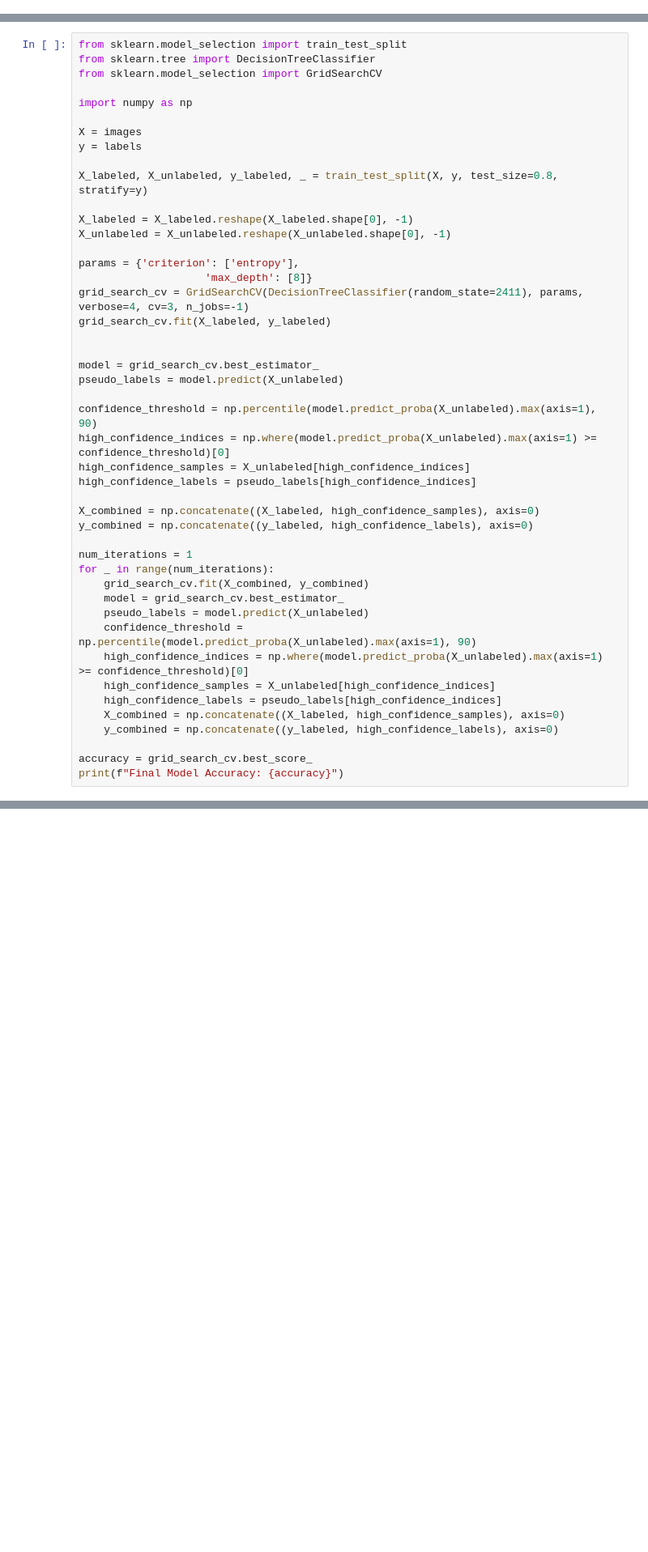
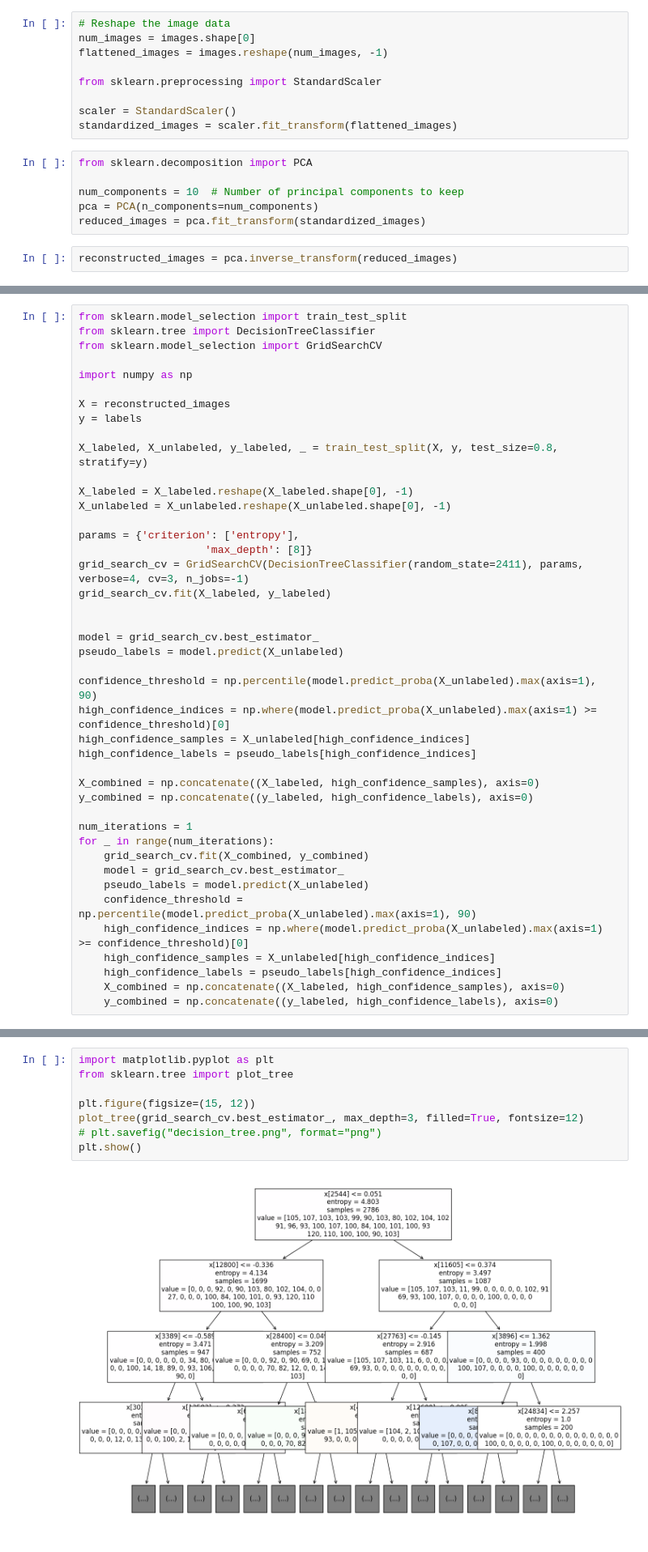
Before and after one commit to knvramana/COMP-6721-SUMMER-PROJECT, a Jupyter notebook: Semi_Supervised_Learning.ipynb, the cells around one changed output, grey strips where cells are left out. Shown at 81% size. Drawn from its saved outputs; the diff is of its cells as text; blank space fills up the shorter version.

```diff
--- a/Semi_Supervised_Learning.ipynb
+++ b/Semi_Supervised_Learning.ipynb
@@ -40,0 +60,17 @@ len(labels)
+# %%
+# Reshape the image data
+num_images = images.shape[0]
+flattened_images = images.reshape(num_images, -1)
+
+from sklearn.preprocessing import StandardScaler
+
+scaler = StandardScaler()
+standardized_images = scaler.fit_transform(flattened_images)
+# %%
+from sklearn.decomposition import PCA
+
+num_components = 10  # Number of principal components to keep
+pca = PCA(n_components=num_components)
+reduced_images = pca.fit_transform(standardized_images)
+# %%
+reconstructed_images = pca.inverse_transform(reduced_images)
@@ -45,7 +87,7 @@ from sklearn.model_selection import GridSearchCV
 
 import numpy as np
 
-X = images
+X = reconstructed_images
 y = labels
 
 X_labeled, X_unlabeled, y_labeled, _ = train_test_split(X, y, test_size=0.8, stratify=y)
@@ -81,6 +123,3 @@ for _ in range(num_iterations):
     high_confidence_labels = pseudo_labels[high_confidence_indices]
     X_combined = np.concatenate((X_labeled, high_confidence_samples), axis=0)
     y_combined = np.concatenate((y_labeled, high_confidence_labels), axis=0)
-
-accuracy = grid_search_cv.best_score_
-print(f"Final Model Accuracy: {accuracy}")
@@ -86,0 +136,10 @@ print(f"Final Model Accuracy: {accuracy}")
+# %%
+import matplotlib.pyplot as plt
+from sklearn.tree import plot_tree
+
+plt.figure(figsize=(15, 12))
+plot_tree(grid_search_cv.best_estimator_, max_depth=3, filled=True, fontsize=12)
+# plt.savefig("decision_tree.png", format="png")
+plt.show()
+# %% [output]
+[figure, added]
```
Also changed, not shown: parts of 9 cells of this notebook.
